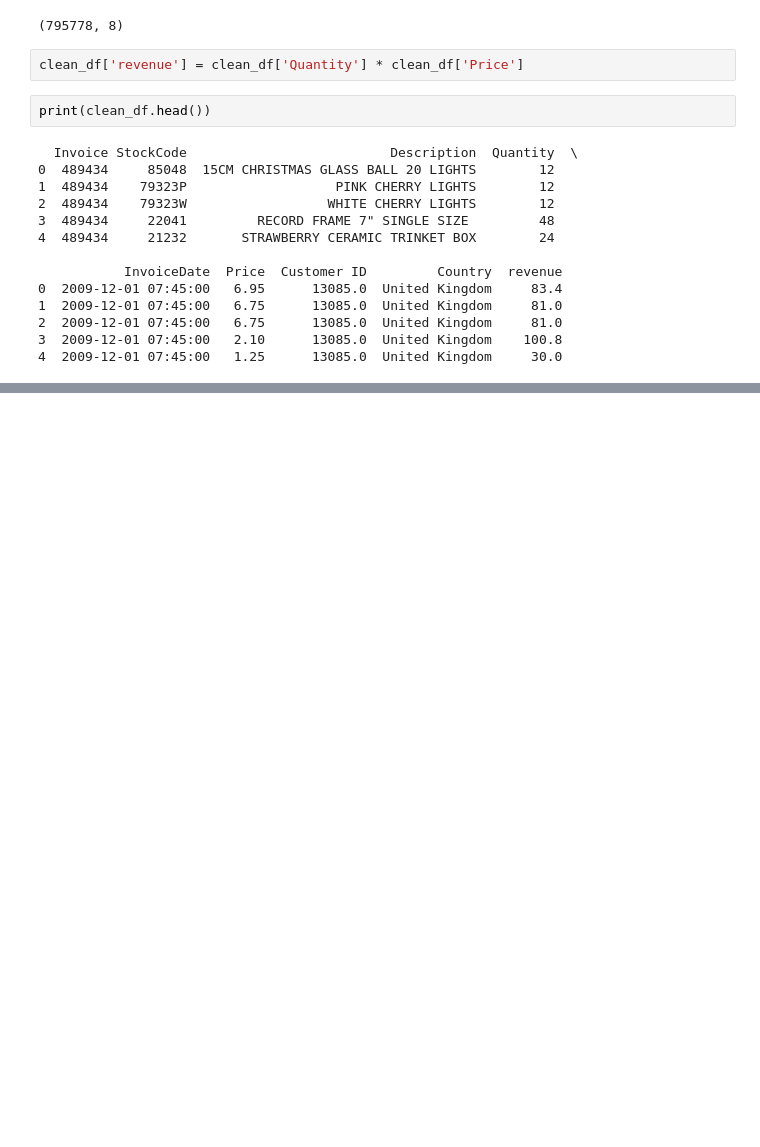
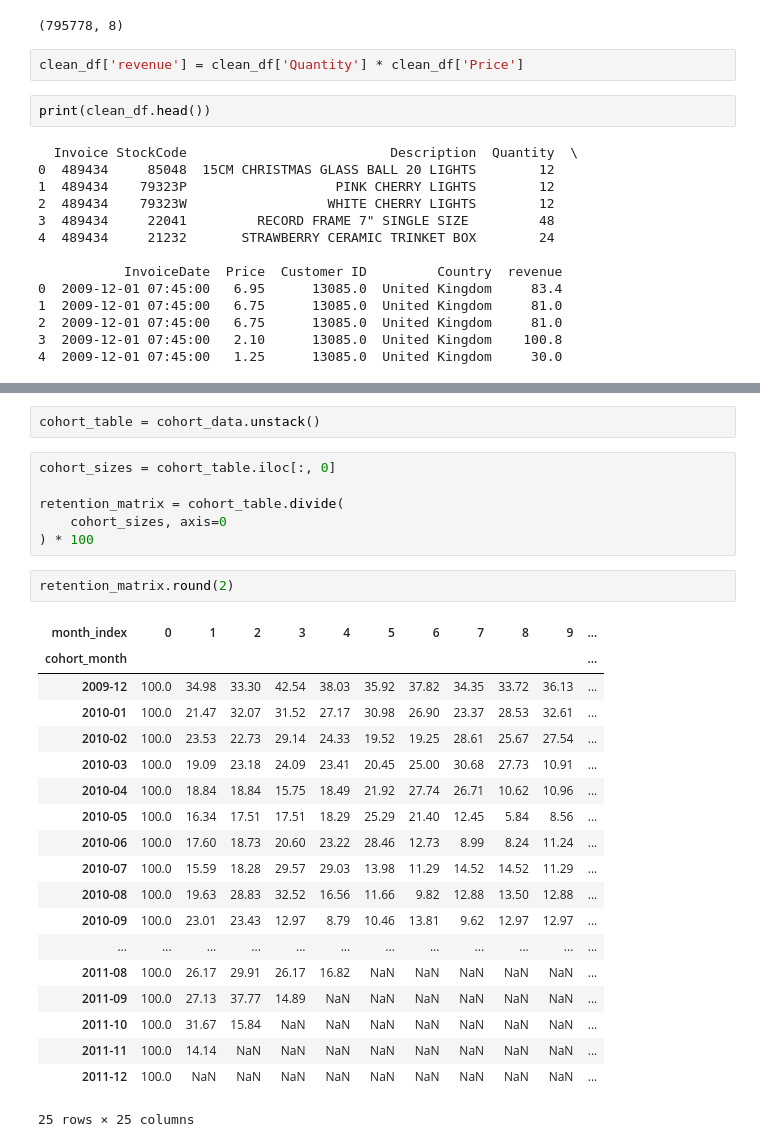
Before and after one commit to apurva2074/Cohort_Retention_and_Customer_Lifetime_Value, a Jupyter notebook: Notebooks/cleaning_data.ipynb, the cells around one changed output, grey strips where cells are left out. Saved outputs shown, nothing was run; the diff lists cells and outputs as text; blank space fills up the shorter version.

```diff
--- a/Notebooks/cleaning_data.ipynb
+++ b/Notebooks/cleaning_data.ipynb
@@ -72,0 +125,30 @@ print(clean_df.head())
+# %%
+cohort_table = cohort_data.unstack()
+# %%
+cohort_sizes = cohort_table.iloc[:, 0]
+
+retention_matrix = cohort_table.divide(
+    cohort_sizes, axis=0
+) * 100
+# %%
+retention_matrix.round(2)
+# %% [output]
+| month_index | 0 | 1 | 2 | 3 | 4 | 5 | 6 | 7 | 8 | 9 | ... |
+| cohort_month |  |  |  |  |  |  |  |  |  |  | ... |
+| 2009-12 | 100.0 | 34.98 | 33.30 | 42.54 | 38.03 | 35.92 | 37.82 | 34.35 | 33.72 | 36.13 | ... |
+| 2010-01 | 100.0 | 21.47 | 32.07 | 31.52 | 27.17 | 30.98 | 26.90 | 23.37 | 28.53 | 32.61 | ... |
+| 2010-02 | 100.0 | 23.53 | 22.73 | 29.14 | 24.33 | 19.52 | 19.25 | 28.61 | 25.67 | 27.54 | ... |
+| 2010-03 | 100.0 | 19.09 | 23.18 | 24.09 | 23.41 | 20.45 | 25.00 | 30.68 | 27.73 | 10.91 | ... |
+| 2010-04 | 100.0 | 18.84 | 18.84 | 15.75 | 18.49 | 21.92 | 27.74 | 26.71 | 10.62 | 10.96 | ... |
+| 2010-05 | 100.0 | 16.34 | 17.51 | 17.51 | 18.29 | 25.29 | 21.40 | 12.45 | 5.84 | 8.56 | ... |
+| 2010-06 | 100.0 | 17.60 | 18.73 | 20.60 | 23.22 | 28.46 | 12.73 | 8.99 | 8.24 | 11.24 | ... |
+| 2010-07 | 100.0 | 15.59 | 18.28 | 29.57 | 29.03 | 13.98 | 11.29 | 14.52 | 14.52 | 11.29 | ... |
+| 2010-08 | 100.0 | 19.63 | 28.83 | 32.52 | 16.56 | 11.66 | 9.82 | 12.88 | 13.50 | 12.88 | ... |
+| 2010-09 | 100.0 | 23.01 | 23.43 | 12.97 | 8.79 | 10.46 | 13.81 | 9.62 | 12.97 | 12.97 | ... |
+| ... | ... | ... | ... | ... | ... | ... | ... | ... | ... | ... | ... |
+| 2011-08 | 100.0 | 26.17 | 29.91 | 26.17 | 16.82 | NaN | NaN | NaN | NaN | NaN | ... |
+| 2011-09 | 100.0 | 27.13 | 37.77 | 14.89 | NaN | NaN | NaN | NaN | NaN | NaN | ... |
+| 2011-10 | 100.0 | 31.67 | 15.84 | NaN | NaN | NaN | NaN | NaN | NaN | NaN | ... |
+| 2011-11 | 100.0 | 14.14 | NaN | NaN | NaN | NaN | NaN | NaN | NaN | NaN | ... |
+| 2011-12 | 100.0 | NaN | NaN | NaN | NaN | NaN | NaN | NaN | NaN | NaN | ... |
+25 rows × 25 columns
```
Also changed, not shown: parts of 6 cells of this notebook.
